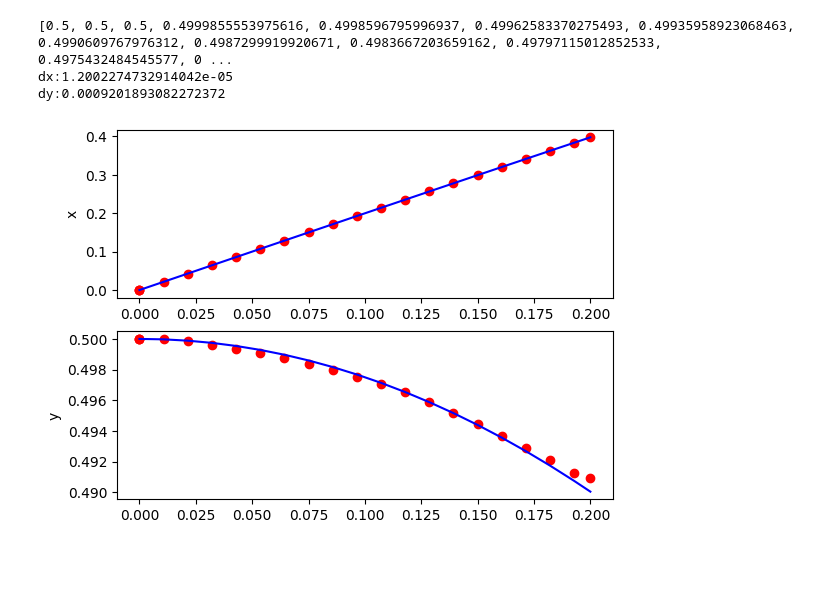
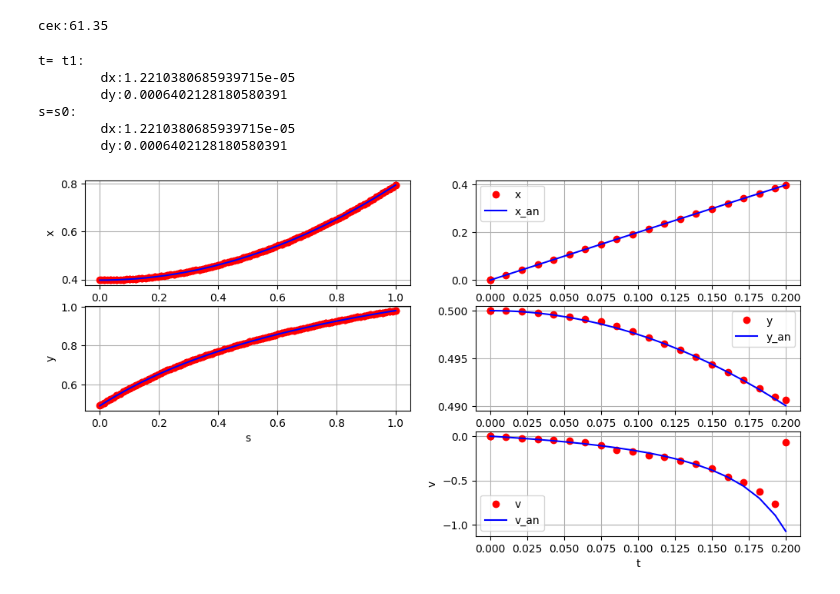
Before and after one commit to Dann38/model_rectification_column, a Jupyter notebook: experiments/Conditional Gradient Method.ipynb, the cells around one changed output. Cells and saved outputs as stored; diff of their text form; code cells hidden in the pictures; blank space fills up the shorter version.

```diff
--- a/experiments/Conditional Gradient Method.ipynb
+++ b/experiments/Conditional Gradient Method.ipynb
@@ -96,12 +105 @@ def plot_v(mesh, hyp_problem):
-# %%
-# Первое приближение ===============================================
-# uk_0 = np.random.random(len(t_h))
-G22_0 = lambda t: G22_true(t)+1
-# G22_0 = lambda t: G22_true(t)
-G21_0 = lambda t:  - G22_0(t)
-hyp_problem.set_G([[G11, G12], [G21_0, G22_0]])
-
-solver.solve_initial(mesh, hyp_problem)
-solver.solver_center(mesh, hyp_problem)
-solver.solver_final(mesh, hyp_problem)
 # %%
@@ -261,7 +115,19 @@ plot_v(mesh, hyp_problem)
-# %%
-plot_left(mesh)
-# %% [output]
-[0.5, 0.5, 0.5, 0.4999855553975616, 0.4998596795996937, 0.49962583370275493, 0.49935958923068463, 0.4990609767976312, 0.4987299919920671, 0.4983667203659162, 0.49797115012852533, 0.4975432484545577, 0 ...
-dx:1.2002274732914042e-05
-dy:0.0009201893082272372
-[figure, removed]
+# %%
+U0 = lambda t: G22(t)
+xs = lambda s: x_an(s, T[1])
+ys = lambda s: y_an(s, T[1])
+start_time = time()
+rez = solve_oc(hyp_problem, mesh, U0, xs, ys, u_lim=[-2.5, 1], eps=0.000001, debug=False)
+print(f"сек:{time()-start_time:.2f}")
+# %% [output]
+сек:61.35
+# %%
+plot_sys(rez.mesh)
+# %% [output]
+t= t1:
+        dx:1.2210380685939715e-05
+        dy:0.0006402128180580391
+s=s0:
+        dx:1.2210380685939715e-05
+        dy:0.0006402128180580391
+[figure, added]
```
Also changed, not shown: parts of 10 cells of this notebook, 3 other files.
